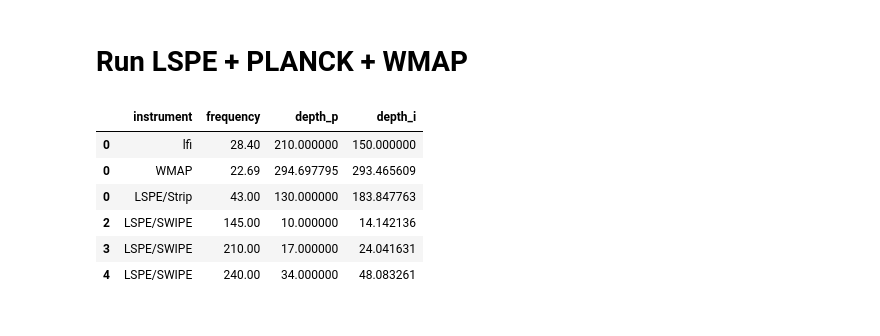
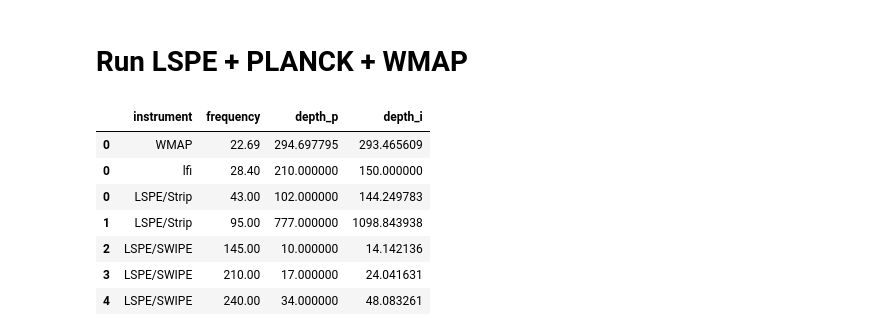
Before and after one commit to teob97/Master-Thesis-Pipeline, a Jupyter notebook: notebooks/fgbuster_run.ipynb, the cells around one changed output. Saved outputs shown, nothing was run; the diff lists cells and outputs as text; code cells hidden in the pictures.

```diff
--- a/notebooks/fgbuster_run.ipynb
+++ b/notebooks/fgbuster_run.ipynb
@@ -63,26 +63,27 @@ run (generic function with 1 method)
 # %%
 wmap = read_pickle("../instruments/wmap_instrument.pkl")
 planck = read_pickle("../instruments/planck_instrument.pkl")
 #quijote = read_pickle("../instruments/quijote_instrument.pkl")
 swipe = read_pickle("../instruments/lspe_swipe_instrument.pkl")
 strip = read_pickle("../instruments/lspe_strip_instrument.pkl")
 
-strip = Pandas.query(strip, :(frequency==43.0))
+#strip = Pandas.query(strip, :(frequency==43.0))
 wmap = Pandas.query(wmap, :(frequency==22.69))
 planck = Pandas.query(planck, :(frequency==28.4))
 
 columns = ["instrument", "frequency", "depth_p", "depth_i"]
 
 #instruments = concat([wmap, planck, quijote, swipe, strip])
-instruments = concat([planck, wmap, strip, swipe])
+instruments = concat([wmap, planck, strip, swipe])
 
 instruments = instruments[columns]
 instruments
 # %% [output]
 |  | instrument | frequency | depth_p | depth_i |
+| 0 | WMAP | 22.69 | 294.697795 | 293.465609 |
 | 0 | lfi | 28.40 | 210.000000 | 150.000000 |
-| 0 | WMAP | 22.69 | 294.697795 | 293.465609 |
-| 0 | LSPE/Strip | 43.00 | 130.000000 | 183.847763 |
+| 0 | LSPE/Strip | 43.00 | 102.000000 | 144.249783 |
+| 1 | LSPE/Strip | 95.00 | 777.000000 | 1098.843938 |
 | 2 | LSPE/SWIPE | 145.00 | 10.000000 | 14.142136 |
 | 3 | LSPE/SWIPE | 210.00 | 17.000000 | 24.041631 |
 | 4 | LSPE/SWIPE | 240.00 | 34.000000 | 48.083261 |
```
Also changed, not shown: parts of 1 cell of this notebook, 8 other files.
